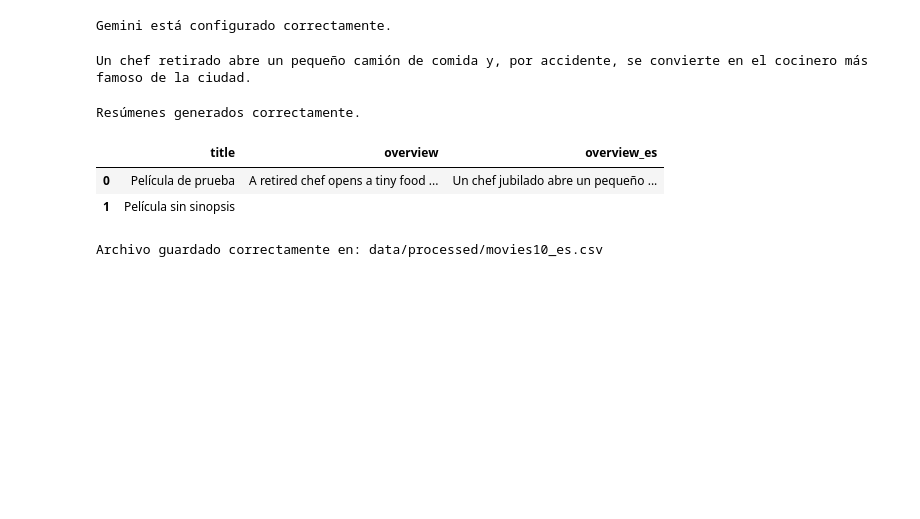
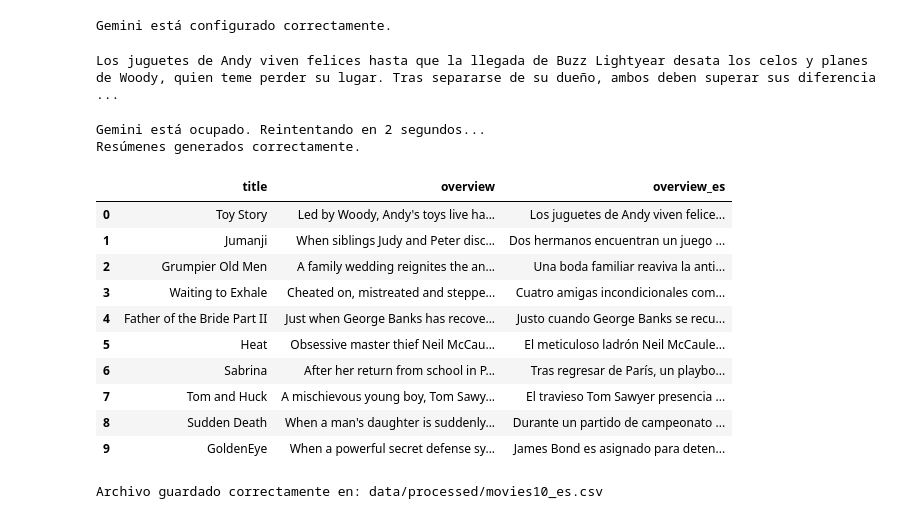
Before and after one commit to JaviRoma1984/tc-catalogo-peliculas, a Jupyter notebook: 04_gemini.ipynb, the cells around one changed output. Saved outputs shown, nothing was run; the diff lists cells and outputs as text; code cells hidden in the pictures; blank space fills up the shorter version.

Commit message:
Genera resúmenes en español para las 10 películas

```diff
--- a/04_gemini.ipynb
+++ b/04_gemini.ipynb
@@ -96,15 +103,12 @@ print("Gemini está configurado correctamente.")
 # %% [output]
 Gemini está configurado correctamente.
 # %%
-# --- Función para resumir sinopsis en español ---
+from google.genai.errors import ServerError
 
 def summarize_overview_es(overview, title=""):
-
-    # Comprobar si la sinopsis está vacía o es nula
     if pd.isna(overview) or not str(overview).strip():
         return ""
 
-    # Preparar las instrucciones para Gemini
     prompt = (
         f"Película: {title}\n"
         f"Sinopsis original: {overview}\n\n"
@@ -112,14 +116,21 @@ def summarize_overview_es(overview, title=""):
         "No inventes información."
     )
 
-    # Enviar la petición a Gemini
-    response = client.models.generate_content(
-        model=MODEL,
-        contents=prompt
-    )
+    for intento in range(5):
+        try:
+            response = client.models.generate_content(
+                model=MODEL,
+                contents=prompt
+            )
+            return (response.text or "").strip()
 
-    # Devolver el resumen o un texto vacío si no hay respuesta
-    return (response.text or "").strip()
+        except ServerError:
+            if intento == 4:
+                raise
+
+            espera = 2 ** (intento + 1)
+            print(f"Gemini está ocupado. Reintentando en {espera} segundos...")
+            time.sleep(espera)
 # %%
 # --- Prueba de la función ---
 
@@ -130,7 +141,7 @@ prueba = summarize_overview_es(
 
 print(prueba)
 # %% [output]
-Un chef retirado abre un pequeño camión de comida y, por accidente, se convierte en el cocinero más famoso de la ciudad.
+Los juguetes de Andy viven felices hasta que la llegada de Buzz Lightyear desata los celos y planes de Woody, quien teme perder su lugar. Tras separarse de su dueño, ambos deben superar sus diferencia ...
 # %%
 # --- Generar sinopsis en español para todas las películas ---
 
@@ -142,26 +153,34 @@ for _, movie in movies10.iterrows():
         movie["title"]
     )
     overview_es.append(resumen)
-
     time.sleep(0.5)
 
 movies10["overview_es"] = overview_es
 
 print("Resúmenes generados correctamente.")
 # %% [output]
+Gemini está ocupado. Reintentando en 2 segundos...
 Resúmenes generados correctamente.
 # %%
 # --- Mostrar resultados ---
 
 movies10[
     ["title", "overview", "overview_es"]
-].head(3).assign(
+].assign(
     overview=lambda df: df["overview"].str[:120]
 )
 # %% [output]
 |  | title | overview | overview_es |
-| 0 | Película de prueba | A retired chef opens a tiny food ... | Un chef jubilado abre un pequeño ... |
-| 1 | Película sin sinopsis |  |  |
+| 0 | Toy Story | Led by Woody, Andy's toys live ha... | Los juguetes de Andy viven felice... |
+| 1 | Jumanji | When siblings Judy and Peter disc... | Dos hermanos encuentran un juego ... |
+| 2 | Grumpier Old Men | A family wedding reignites the an... | Una boda familiar reaviva la anti... |
+| 3 | Waiting to Exhale | Cheated on, mistreated and steppe... | Cuatro amigas incondicionales com... |
+| 4 | Father of the Bride Part II | Just when George Banks has recove... | Justo cuando George Banks se recu... |
+| 5 | Heat | Obsessive master thief Neil McCau... | El meticuloso ladrón Neil McCaule... |
+| 6 | Sabrina | After her return from school in P... | Tras regresar de París, un playbo... |
+| 7 | Tom and Huck | A mischievous young boy, Tom Sawy... | El travieso Tom Sawyer presencia ... |
+| 8 | Sudden Death | When a man's daughter is suddenly... | Durante un partido de campeonato ... |
+| 9 | GoldenEye | When a powerful secret defense sy... | James Bond es asignado para deten... |
 # %%
 # --- Guardar movies10_es.csv ---
 
```
Also changed, not shown: parts of 2 cells of this notebook, 1 other file.
